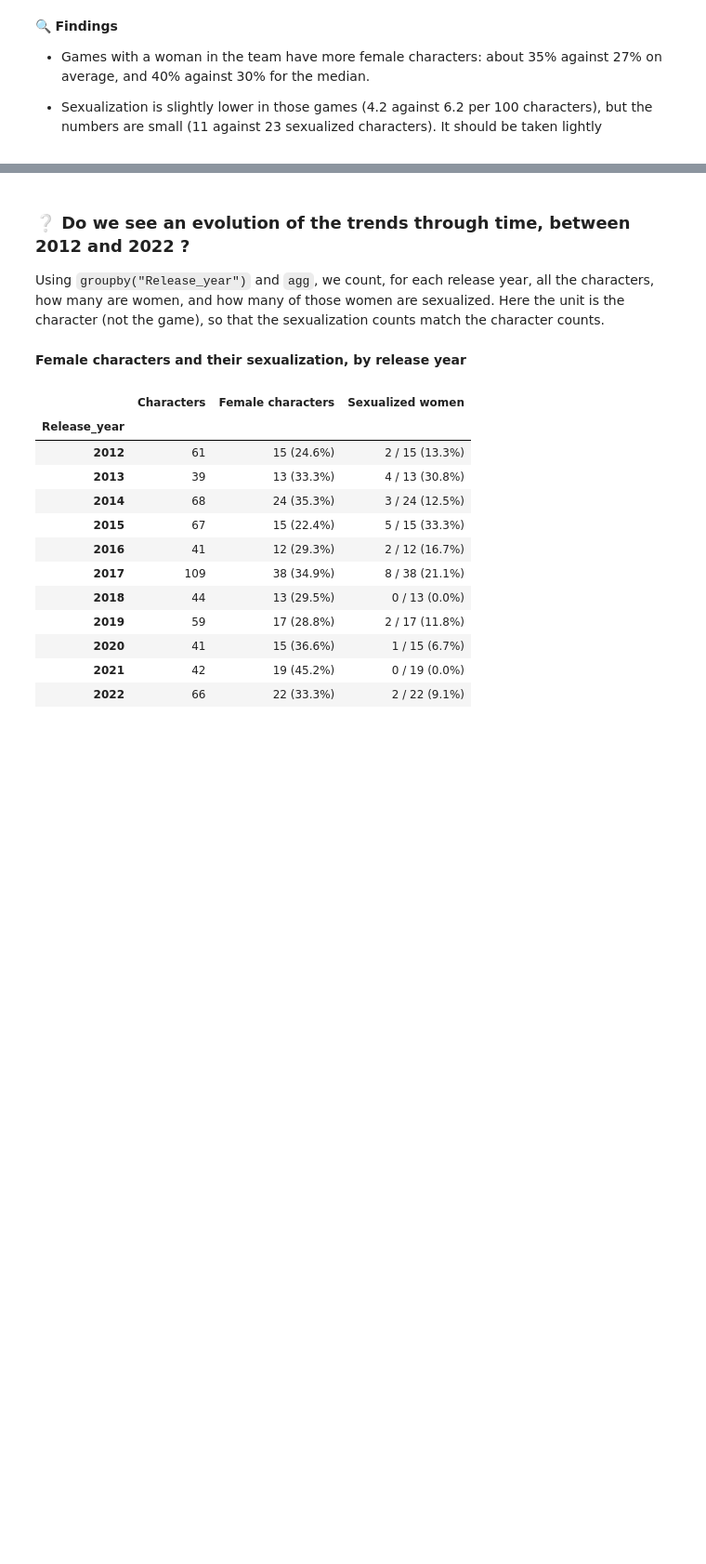
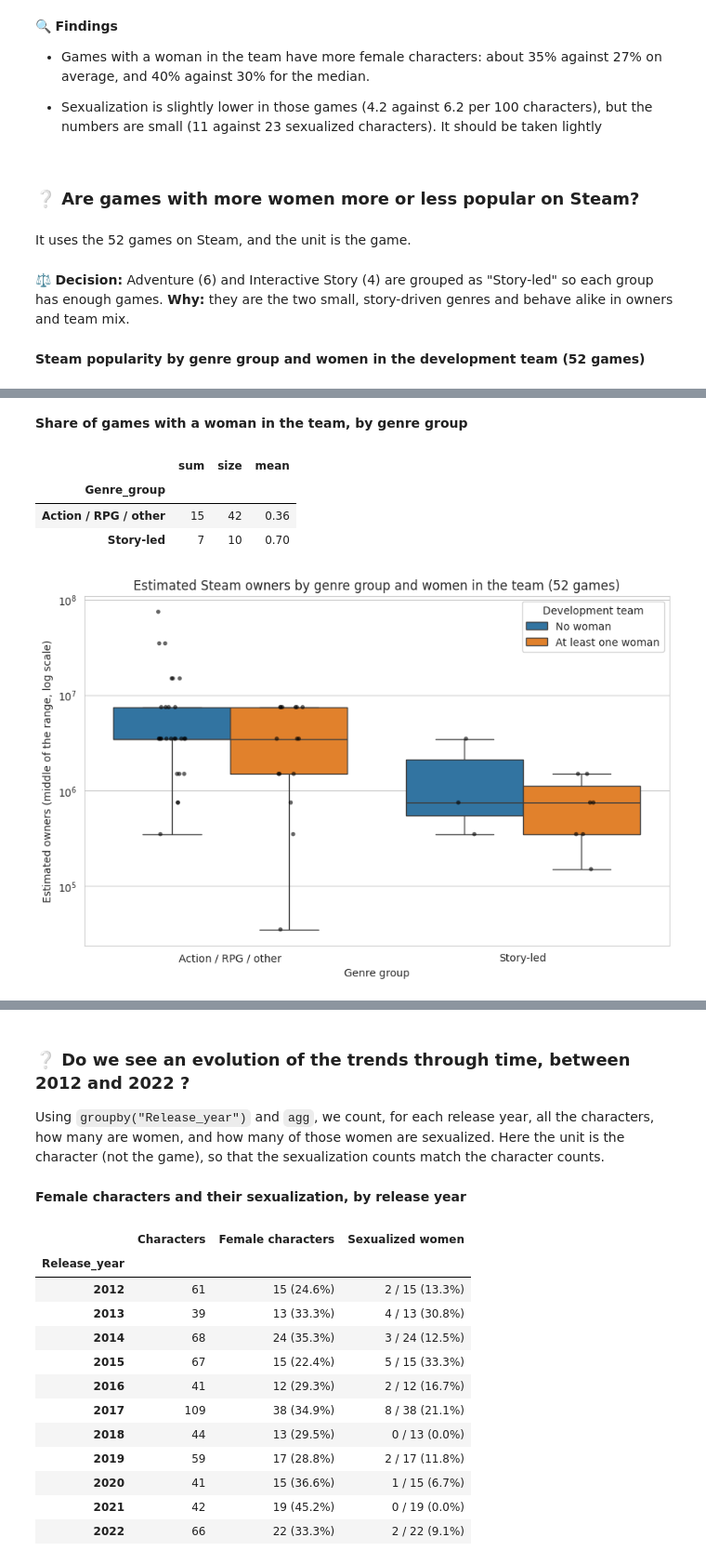
Before and after one commit to IA-P1-BCN/EDA_Manon, a Jupyter notebook: Gender Representation in Video Games.ipynb, the cells around one changed output, grey strips where cells are left out. Shown at 93% size. Saved outputs shown, nothing was run; the diff lists cells and outputs as text; code cells hidden in the pictures; blank space fills up the shorter version.

Commit message:
feat: add Steam as a second data source and a popularity comparison (#19)
Co-Authored-By: Claude <noreply@anthropic.com>

```diff
--- a/Gender Representation in Video Games.ipynb
+++ b/Gender Representation in Video Games.ipynb
@@ -930,0 +949,14 @@ sexualization: identical (637 rows, 6 columns)
+# %%
+import re, unicodedata
+steam_path = kagglehub.dataset_download("fronkongames/steam-games-dataset")
+csv_file = os.path.join(steam_path, "games.csv")
+
+# The header merges two columns ("Discount" + "DLC count"), which shifts every value after
+# them by one column. Splitting the name back lines values and names up again.
+raw_cols = pd.read_csv(csv_file, nrows=0).columns.tolist()
+cols = [c for name in raw_cols for c in (["Discount", "DLC count"] if name == "DiscountDLC count" else [name])]
+steam = pd.read_csv(csv_file, skiprows=1, names=cols, index_col=False,
+                    usecols=["AppID", "Name", "Release date", "Estimated owners", "Positive", "Negative"])
+
+print(steam.shape)
+display(steam[steam["Name"] == "Celeste"])   # check: 117,545 positive and 3,057 negative reviews
@@ -1601,3 +1724,45 @@ fig.show()
 - Games with a woman in the team have more female characters: about 35% against 27% on average, and 40% against 30% for the median.
 
 - Sexualization is slightly lower in those games (4.2 against 6.2 per 100 characters), but the numbers are small (11 against 23 sexualized characters). It should be taken lightly
+# %% [markdown]
+### ❔ Are games with more women more or less popular on Steam?
+# %% [markdown]
+It uses the 52 games on Steam, and the unit is the game.
+# %% [markdown]
+⚖️ **Decision:** Adventure (6) and Interactive Story (4) are grouped as "Story-led" so each group has enough games.
+**Why:** they are the two small, story-driven genres and behave alike in owners and team mix.
+# %%
+steam_games = tables["games"].query("On_Steam").copy()
+
+# Genre has tiny groups: Adventure and Interactive Story are the story-led, small-audience games
+steam_games["Genre_group"] = np.where(steam_games["Genre"].isin(["Adventure", "Interactive Story"]),
+                                      "Story-led", "Action / RPG / other")
+steam_games["Female_team_label"] = steam_games["Has_female_team"].map({True: "At least one woman", False: "No woman"})
+
+# 1. The numbers
+summary = (steam_games.groupby(["Genre_group", "Female_team_label"])
+           .agg(Games=("Title", "size"),
+                Median_owners=("Owners_mid", "median"),
+                Median_reviews=("Reviews_total", "median"),
+                Positive_reviews_pct=("Steam_positive_pct", "median"))
+           .round(1))
+display(Markdown("**Steam popularity by genre group and women in the development team (52 games)**"))
+display(summary)
+
+display(Markdown("**Share of games with a woman in the team, by genre group**"))
+display(steam_games.groupby("Genre_group")["Has_female_team"].agg(["sum", "size", "mean"]).round(2))
+
+# 2. Chart: one dot per game, log scale because owners go from 35 thousand to 75 million
+fig, ax = plt.subplots()
+sns.boxplot(data=steam_games, x="Genre_group", y="Owners_mid", hue="Female_team_label",
+            showfliers=False, ax=ax)
+sns.stripplot(data=steam_games, x="Genre_group", y="Owners_mid", hue="Female_team_label",
+              dodge=True, palette=["black", "black"], size=4, alpha=0.6, legend=False, ax=ax)
+ax.set_yscale("log")
+ax.set_title("Estimated Steam owners by genre group and women in the team (52 games)")
+ax.set_xlabel("Genre group")
+ax.set_ylabel("Estimated owners (middle of the range, log scale)")
+ax.legend(title="Development team")
+plt.show()
+# %% [output]
+**Steam popularity by genre group and women in the development team (52 games)**
@@ -1603,0 +1775,6 @@ fig.show()
+**Share of games with a woman in the team, by genre group**
+|  | sum | size | mean |
+| Genre_group |  |  |  |
+| Action / RPG / other | 15 | 42 | 0.36 |
+| Story-led | 7 | 10 | 0.70 |
+[figure, added]
```
Also changed, not shown: parts of 11 cells of this notebook.
